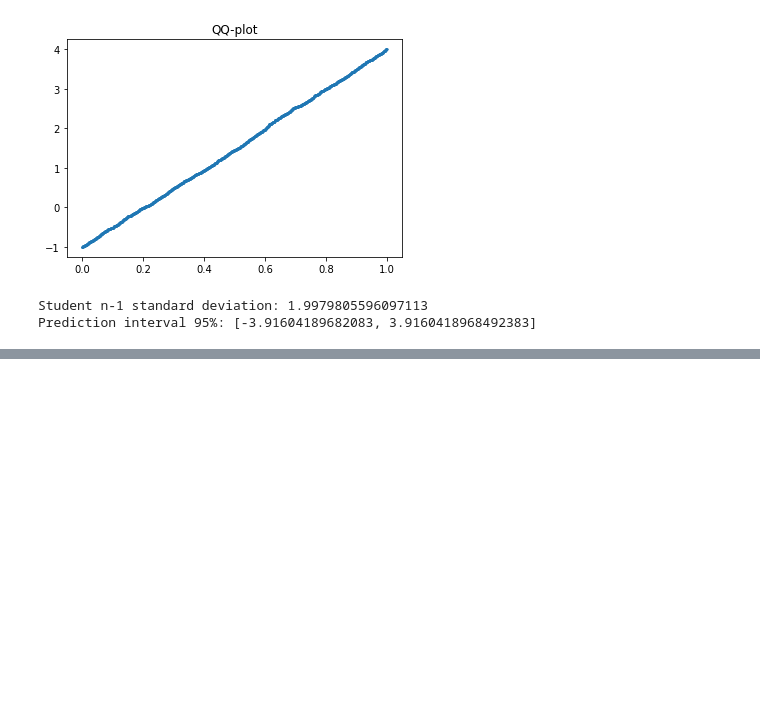
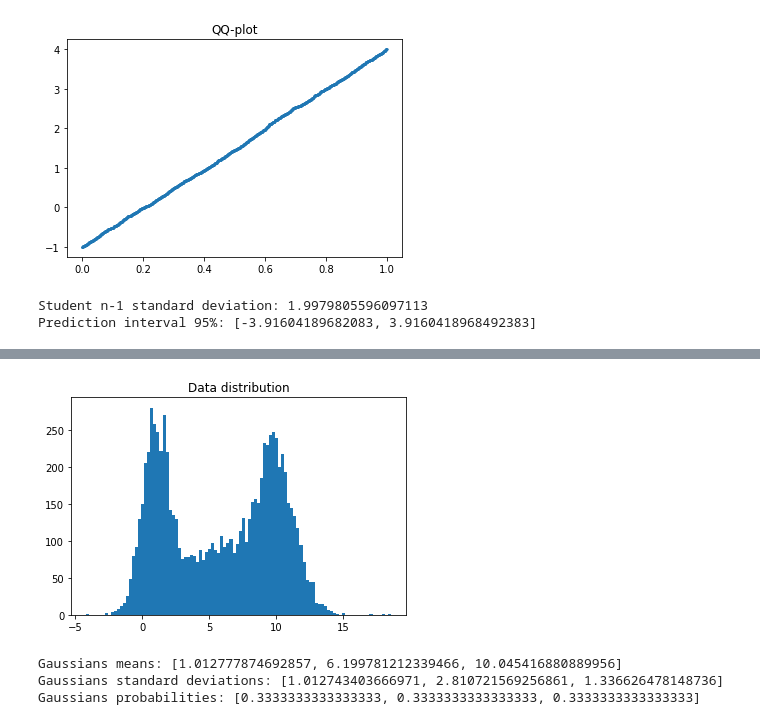
Before and after one commit to davidezanella/spe-assignments, a Jupyter notebook: Homework 2/delivery/report.ipynb, the cells around one changed output, grey strips where cells are left out. Cells and saved outputs as stored; diff of their text form; code cells hidden in the pictures; blank space fills up the shorter version.

```diff
--- a/Homework 2/delivery/report.ipynb
+++ b/Homework 2/delivery/report.ipynb
@@ -200,0 +286,20 @@ Prediction interval 95%: [-3.91604189682083, 3.9160418968492383]
+# %%
+%matplotlib inline
+import matplotlib.pyplot as plt
+
+plt.hist(values, bins=100)
+
+plt.title('Data distribution')
+plt.show()
+# %% [output]
+[figure, added]
+# %%
+x_probs, means, std_devs, probs = compute_EM(300)
+
+print("Gaussians means:", means)
+print("Gaussians standard deviations:", std_devs)
+print("Gaussians probabilities:", probs)
+# %% [output]
+Gaussians means: [1.012777874692857, 6.199781212339466, 10.045416880889956]
+Gaussians standard deviations: [1.012743403666971, 2.810721569256861, 1.336626478148736]
+Gaussians probabilities: [0.3333333333333333, 0.3333333333333333, 0.3333333333333333]
```
Also changed, not shown: parts of 18 cells of this notebook.
